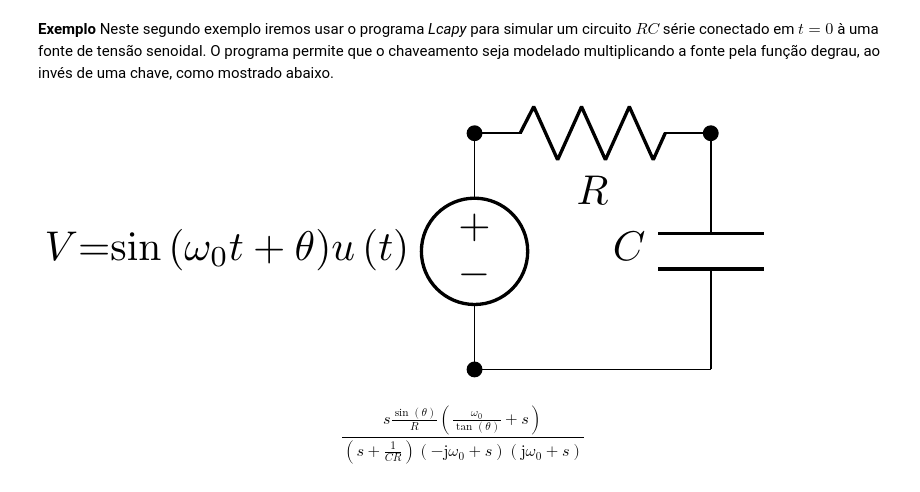
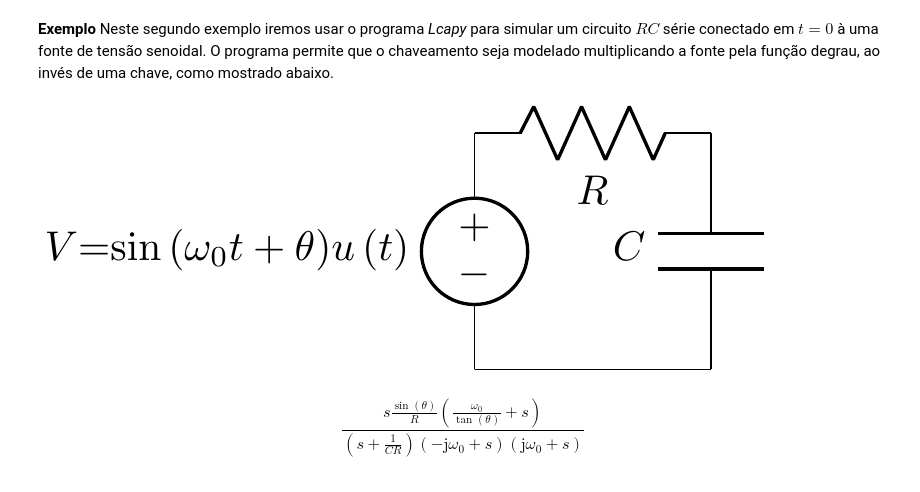
Before and after one commit to Mvanti/SistemasLineares, a Jupyter notebook: Sistemas Lineares-SCDLap_TransformadaLaplace.ipynb, the cells around one changed output. Drawn from its saved outputs; the diff is of its cells as text; code cells hidden in the pictures.

```diff
--- a/Sistemas Lineares-SCDLap_TransformadaLaplace.ipynb
+++ b/Sistemas Lineares-SCDLap_TransformadaLaplace.ipynb
@@ -358,17 +358,16 @@ O capacitor $C_1$, no gráfico acima possui uma tensão inicial de 1 V, enquanto
 # %%
 import lcapy as lc
 s=lc.s
 t=lc.t
 cct=lc.Circuit("""
 V 1 0 {sin(omega_0*t+theta)*u(t)};down
 R 1 2 R;right
 C 2 0_2 C;down
 W 0 0_2;right
-; label_nodes=False""")
+; draw_nodes=none,  label_nodes=none""")
+cct.draw()
+# %% [output]
+[figure, added]
-# %%
-cct.draw()
-# %% [output]
-[figure, removed]
 # %%
 cct.R.i(s).simplify().ZPK()
 # %% [output]
```
Also changed, not shown: parts of 4 cells of this notebook.
